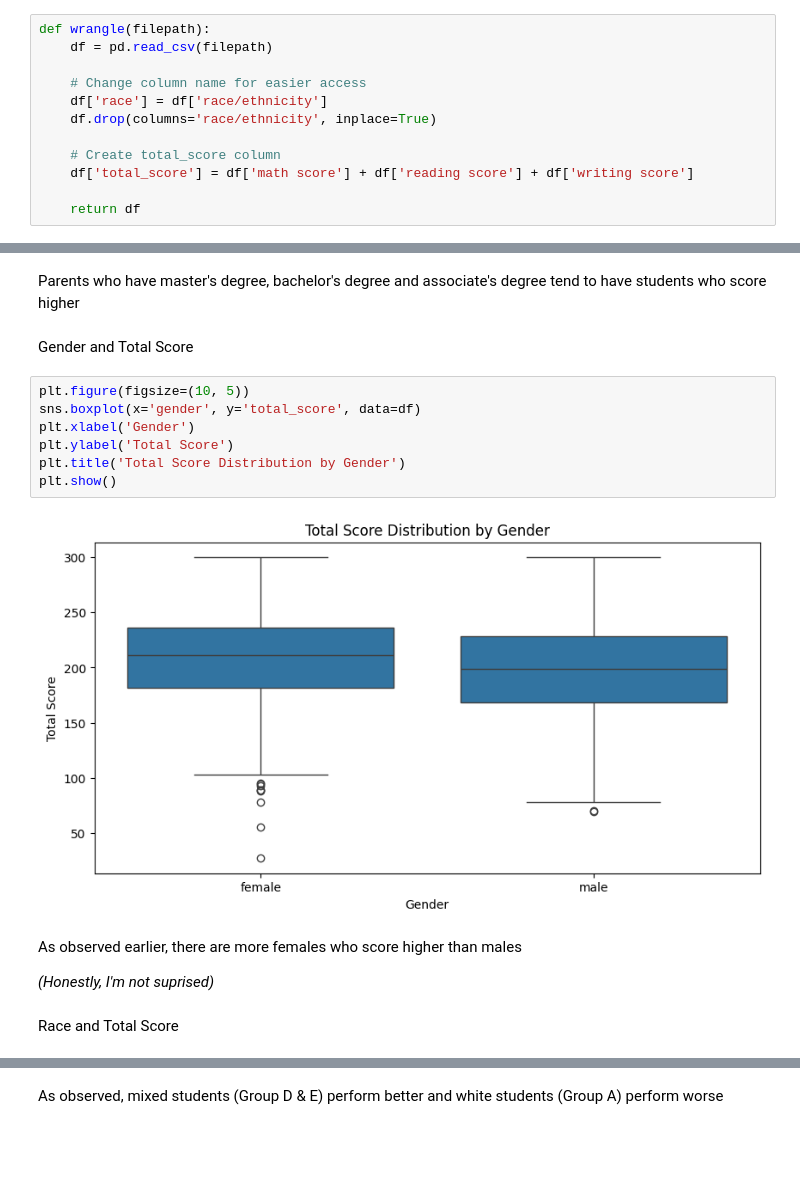
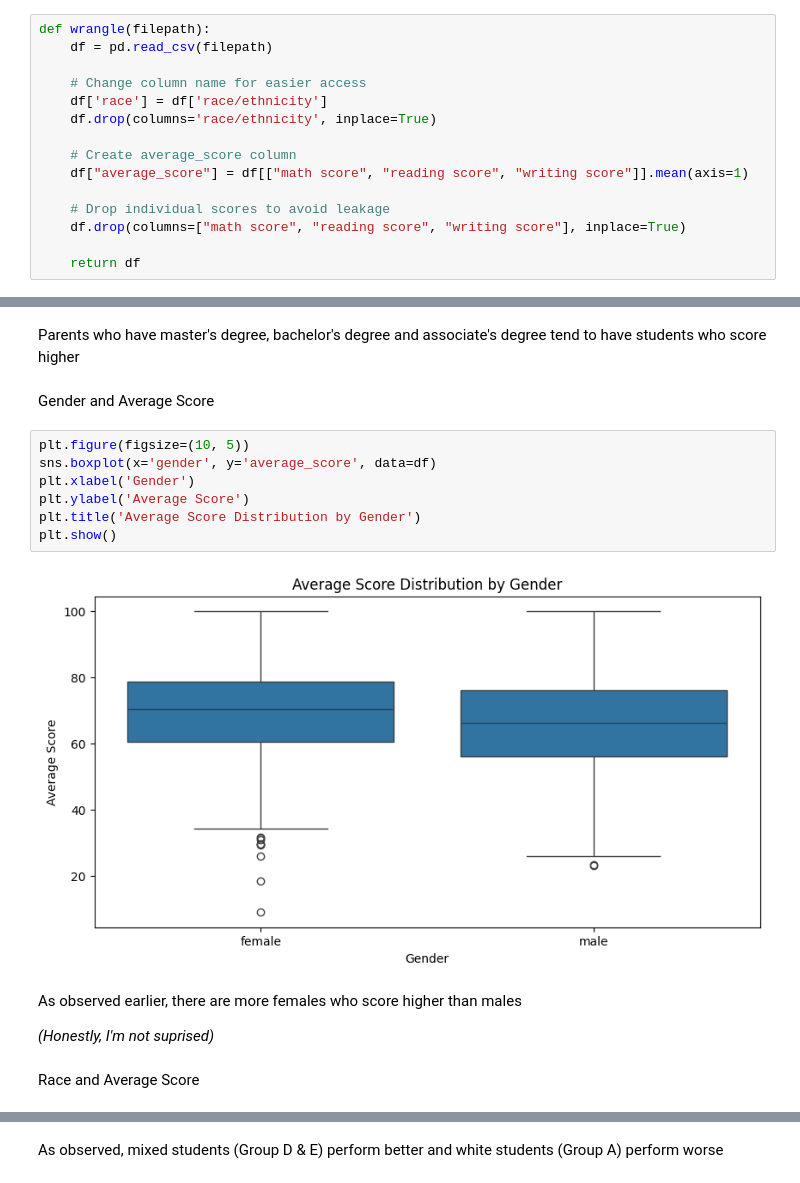
Before and after one commit to Bolajiiii/Student-Performance-Analysis, a Jupyter notebook: Student_Performance.ipynb, the cells around one changed output, grey strips where cells are left out. Drawn from its saved outputs; the diff is of its cells as text; blank space fills up the shorter version.

```diff
--- a/Student_Performance.ipynb
+++ b/Student_Performance.ipynb
@@ -21,8 +21,11 @@ def wrangle(filepath):
     df['race'] = df['race/ethnicity']
     df.drop(columns='race/ethnicity', inplace=True)
 
-    # Create total_score column
-    df['total_score'] = df['math score'] + df['reading score'] + df['writing score']
+    # Create average_score column
+    df["average_score"] = df[["math score", "reading score", "writing score"]].mean(axis=1)
+
+    # Drop individual scores to avoid leakage
+    df.drop(columns=["math score", "reading score", "writing score"], inplace=True)
 
     return df
 # %%
@@ -138,21 +138,21 @@ plt.show()
 # %% [markdown]
 Parents who have master's degree, bachelor's degree and associate's degree tend to have students who score higher
 # %% [markdown]
-Gender and Total Score
+Gender and Average Score
 # %%
 plt.figure(figsize=(10, 5))
-sns.boxplot(x='gender', y='total_score', data=df)
+sns.boxplot(x='gender', y='average_score', data=df)
 plt.xlabel('Gender')
-plt.ylabel('Total Score')
-plt.title('Total Score Distribution by Gender')
+plt.ylabel('Average Score')
+plt.title('Average Score Distribution by Gender')
 plt.show()
 # %% [output]
-[figure, old version]
+[figure, new version]
 # %% [markdown]
 As observed earlier, there are more females who score higher than males
 
 *(Honestly, I'm not suprised)*
 # %% [markdown]
-Race and Total Score
+Race and Average Score
 # %%
 plt.figure(figsize=(10, 5))
```
Also changed, not shown: parts of 28 cells of this notebook.
